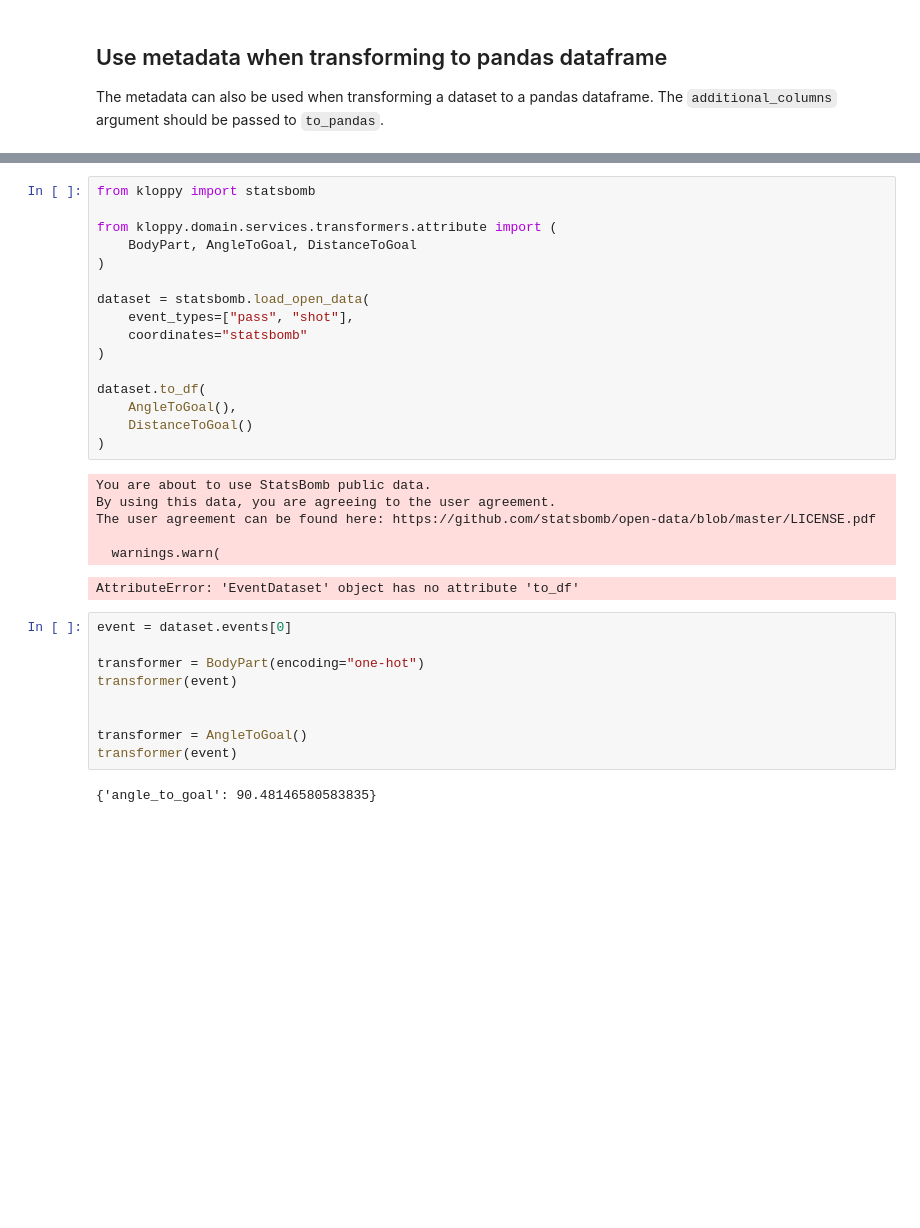
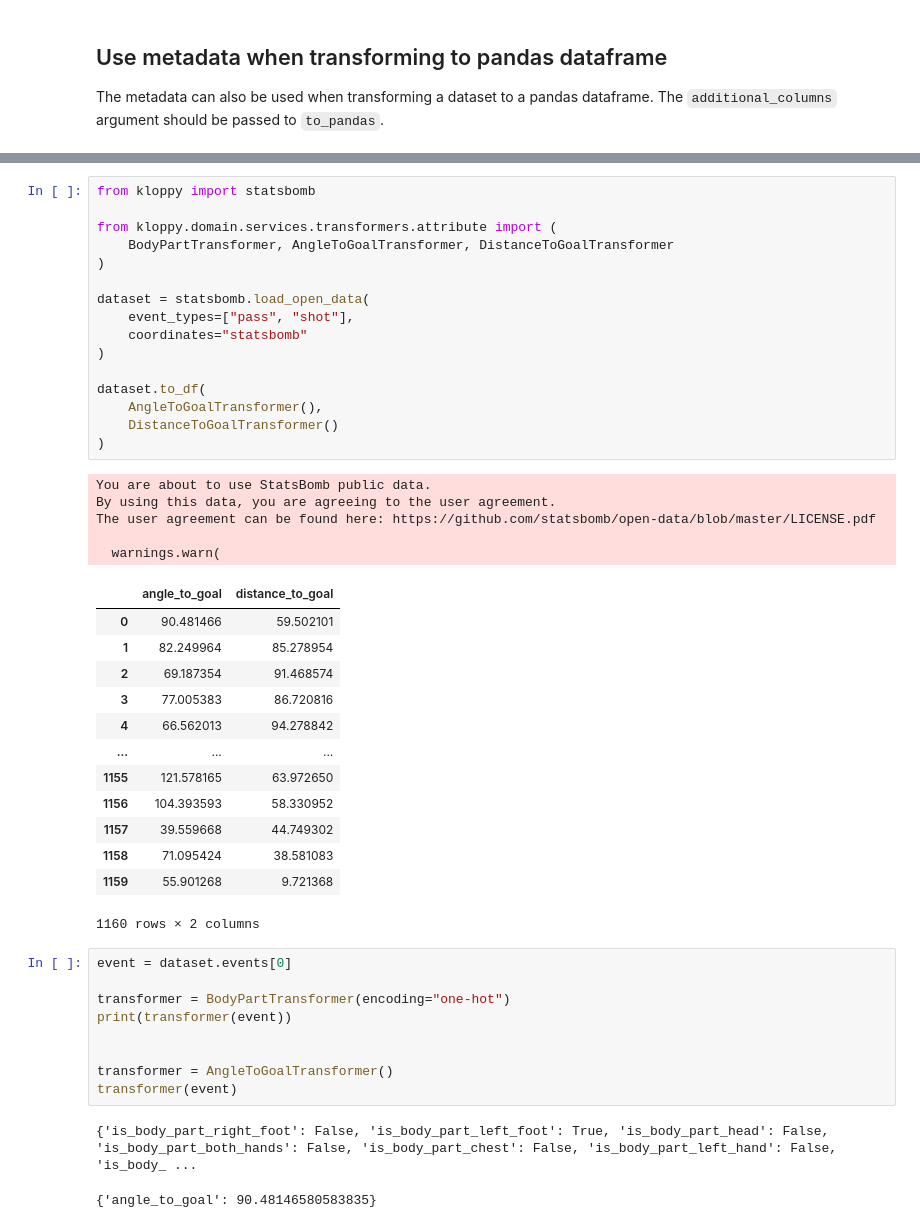
Before and after one commit to PySport/kloppy, a Jupyter notebook: docs/examples/event_data.ipynb, the cells around one changed output, grey strips where cells are left out. Saved outputs shown, nothing was run; the diff lists cells and outputs as text; blank space fills up the shorter version.

```diff
--- a/docs/examples/event_data.ipynb
+++ b/docs/examples/event_data.ipynb
@@ -165,34 +167,47 @@ dataframe[[
 # %%
 from kloppy import statsbomb
 
 from kloppy.domain.services.transformers.attribute import (
-    BodyPart, AngleToGoal, DistanceToGoal
+    BodyPartTransformer, AngleToGoalTransformer, DistanceToGoalTransformer
 )
 
 dataset = statsbomb.load_open_data(
     event_types=["pass", "shot"],
     coordinates="statsbomb"
 )
 
 dataset.to_df(
-    AngleToGoal(),
-    DistanceToGoal()
+    AngleToGoalTransformer(),
+    DistanceToGoalTransformer()
 )
 # %% [output]
 You are about to use StatsBomb public data.
 By using this data, you are agreeing to the user agreement.
 The user agreement can be found here: https://github.com/statsbomb/open-data/blob/master/LICENSE.pdf
 
   warnings.warn(
+|  | angle_to_goal | distance_to_goal |
+| 0 | 90.481466 | 59.502101 |
+| 1 | 82.249964 | 85.278954 |
+| 2 | 69.187354 | 91.468574 |
+| 3 | 77.005383 | 86.720816 |
+| 4 | 66.562013 | 94.278842 |
+| ... | ... | ... |
+| 1155 | 121.578165 | 63.972650 |
+| 1156 | 104.393593 | 58.330952 |
+| 1157 | 39.559668 | 44.749302 |
+| 1158 | 71.095424 | 38.581083 |
+| 1159 | 55.901268 | 9.721368 |
-AttributeError: 'EventDataset' object has no attribute 'to_df'
+1160 rows × 2 columns
 # %%
 event = dataset.events[0]
 
-transformer = BodyPart(encoding="one-hot")
-transformer(event)
+transformer = BodyPartTransformer(encoding="one-hot")
+print(transformer(event))
 
 
-transformer = AngleToGoal()
+transformer = AngleToGoalTransformer()
 transformer(event)
 # %% [output]
-{'angle_to_goal': 90.48146580583835}
+{'is_body_part_right_foot': False, 'is_body_part_left_foot': True, 'is_body_part_head': False, 'is_body_part_both_hands': False, 'is_body_part_chest': False, 'is_body_part_left_hand': False, 'is_body_ ...
+{'angle_to_goal': 90.48146580583835}
```
Also changed, not shown: parts of 8 cells of this notebook, 2 other files.
